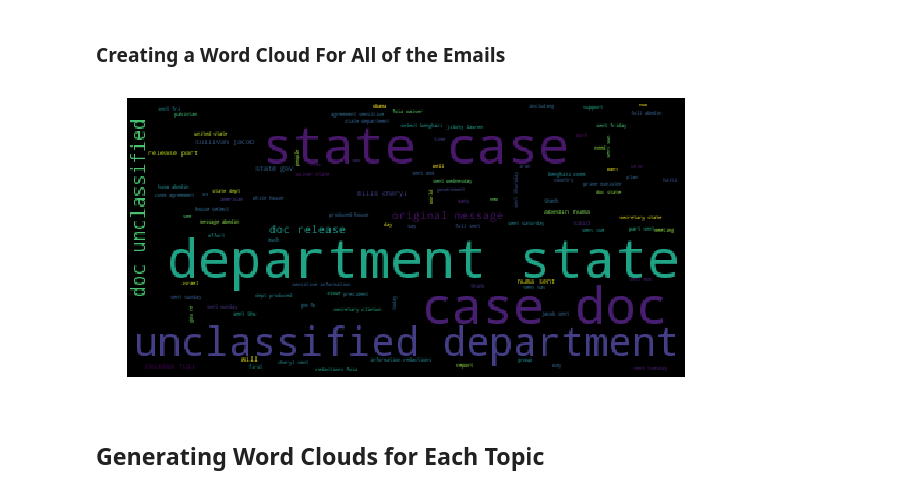
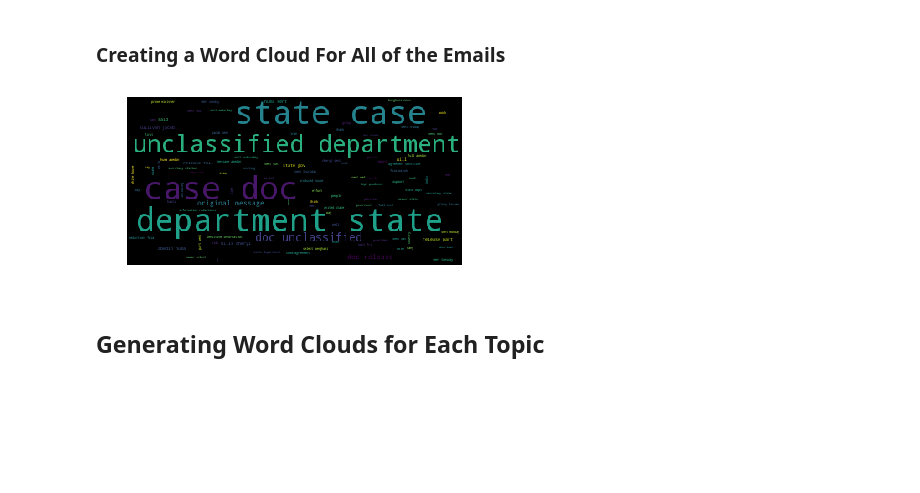
Before and after one commit to AmolMavuduru/TopicModelingClintonEmails, a Jupyter notebook: Topic Modeling with Hillary Clinton Emails.ipynb, the cells around one changed output. Saved outputs shown, nothing was run; the diff lists cells and outputs as text; code cells hidden in the pictures; blank space fills up the shorter version.

Commit message:
Resized word cloud images

```diff
--- a/Topic Modeling with Hillary Clinton Emails.ipynb
+++ b/Topic Modeling with Hillary Clinton Emails.ipynb
@@ -228,13 +228,12 @@ for i in range(num_iter):
 # %%
 wordcloud = WordCloud(background_color='black', stopwords=STOPWORDS,
                       max_words=100, relative_scaling=1.0).generate(all_text)
-plt.figure(figsize=(10, 20))
 plt.imshow(wordcloud)
 plt.axis("off")
 plt.savefig('./word_cloud_images/full_corpus.png')
 plt.show()
 # %% [output]
-[figure, old version]
+[figure, new version]
 # %% [markdown]
 ## Generating Word Clouds for Each Topic
 # %%
```
Also changed, not shown: parts of 6 cells of this notebook, 6 other files.
